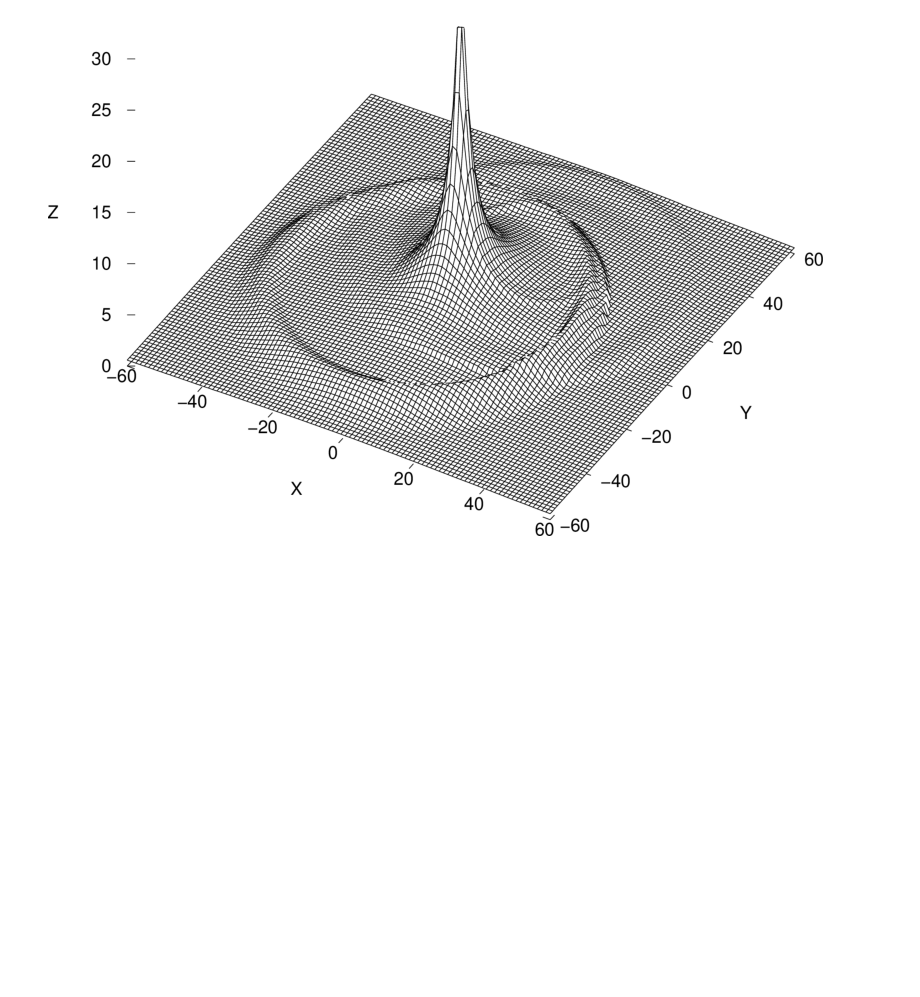
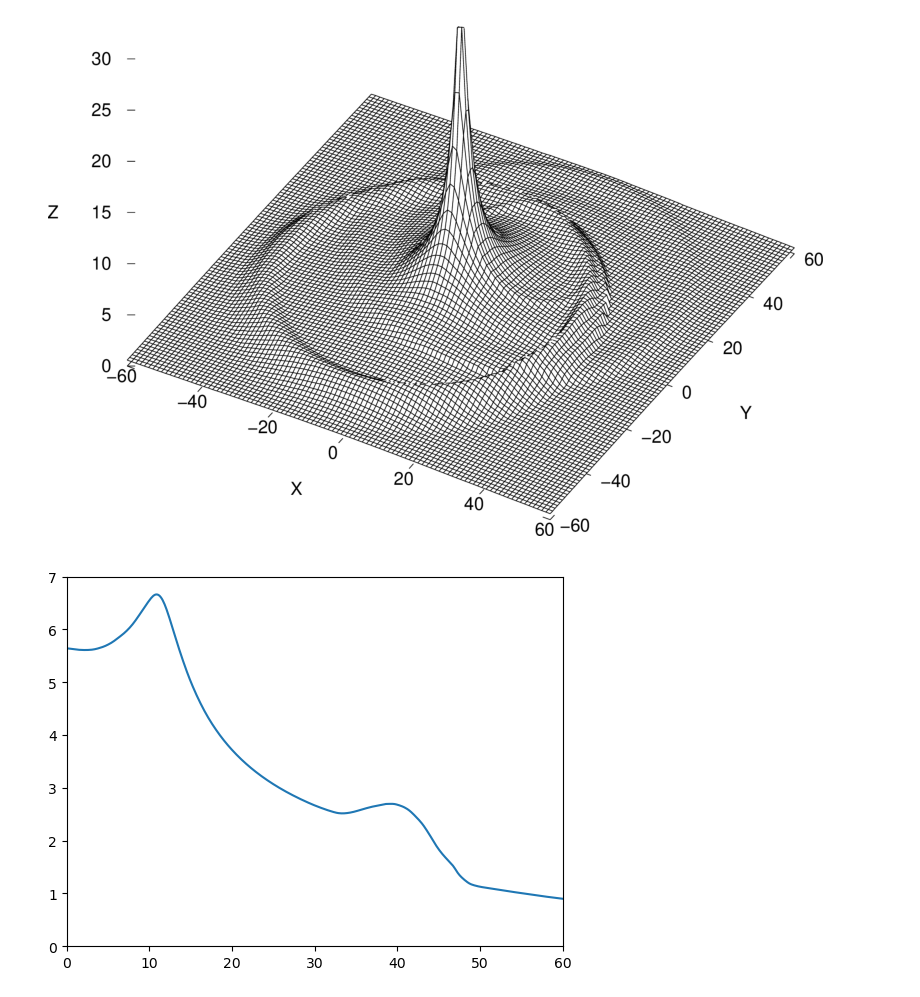
Before and after one commit to j0r1/LensModels, a Jupyter notebook: 2008MNRAS.386..307L_MSD/ring_msd_reconstruct.ipynb, the cells around one changed output. Cells and saved outputs as stored; diff of their text form; code cells hidden in the pictures; blank space fills up the shorter version.

```diff
--- a/2008MNRAS.386..307L_MSD/ring_msd_reconstruct.ipynb
+++ b/2008MNRAS.386..307L_MSD/ring_msd_reconstruct.ipynb
@@ -381,3 +432,9 @@ plotutil.plotDensityGnuplot(lensInfoComplexDegen, numX=100, numY=100, color=Fals
 # %% [output]
 (<grale.plotutil.LensInfo at 0x...>, None, None)
 [figure]
+# %%
+plotutil.plotAverageDensityProfile(complexDegen, 60*ANGLE_ARCSEC, V(-8,-8)*ANGLE_ARCSEC)
+plt.gca().set_xlim([0,60])
+plt.gca().set_ylim([0,7]);
+# %% [output]
+[figure, added]
```
Also changed, not shown: parts of 10 cells of this notebook.
